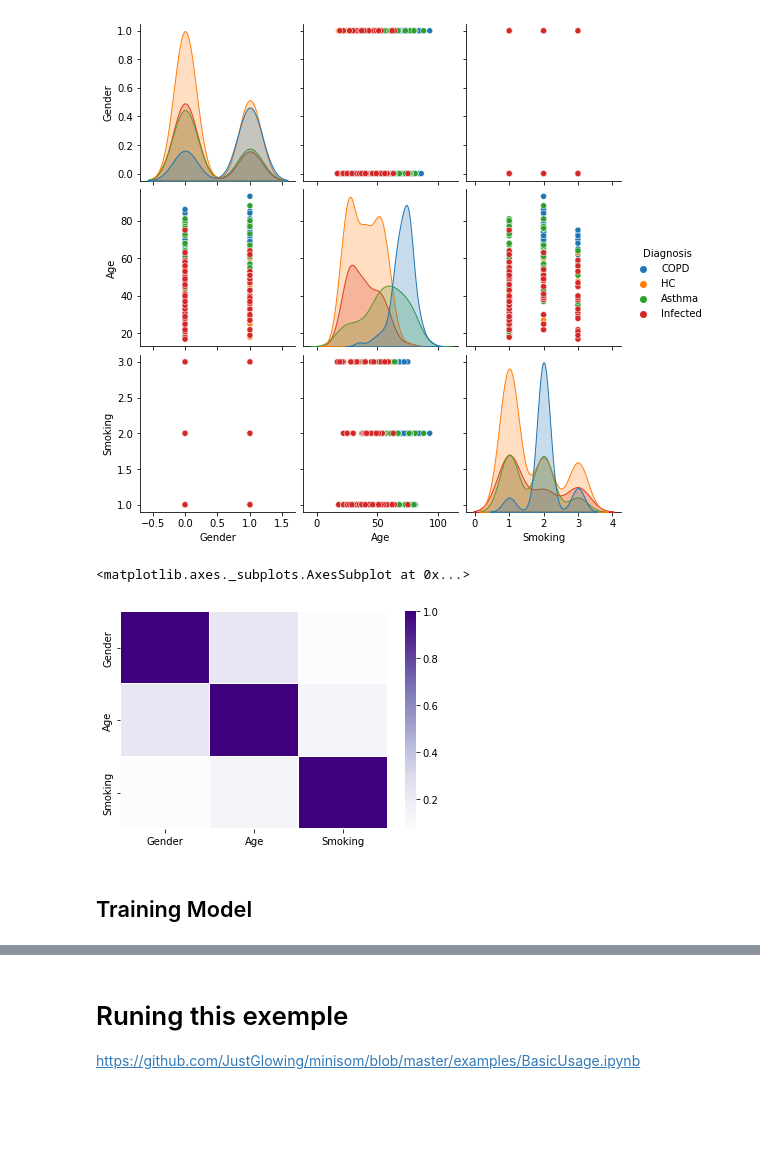
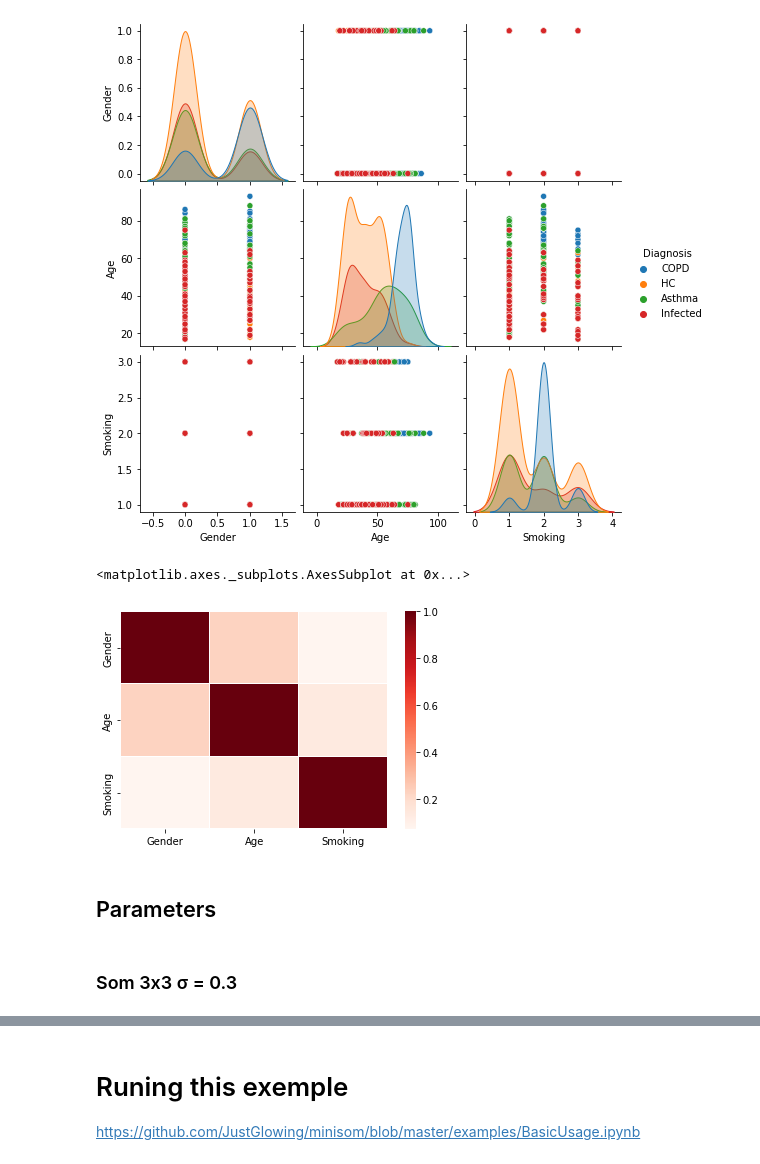
Before and after one commit to barauna-lo/Neurocomputing, a Jupyter notebook: Project_02_SOM.ipynb, the cells around one changed output, grey strips where cells are left out. Cells and saved outputs as stored; diff of their text form; code cells hidden in the pictures; blank space fills up the shorter version.

```diff
--- a/Project_02_SOM.ipynb
+++ b/Project_02_SOM.ipynb
@@ -287,9 +280,9 @@ sns.pairplot(df, hue='Diagnosis')
 [figure]
 # %%
 features = df.drop(['Diagnosis'], axis=1)
-sns.heatmap(features.astype(float).corr(), linewidths = 0.1, linecolor = 'white', cmap="Purples")
+sns.heatmap(features.astype(float).corr(), linewidths = 0.1, linecolor = 'white', cmap="Reds")
 # %% [output]
 <matplotlib.axes._subplots.AxesSubplot at 0x...>
-[figure, old version]
+[figure, new version]
-# %% [markdown]
-## Training Model
+# %% [markdown]
+## Parameters
@@ -295,0 +297,2 @@ sns.heatmap(features.astype(float).corr(), linewidths = 0.1, linecolor = 'white'
+# %% [markdown]
+### Som 3x3  σ = 0.3
```
Also changed, not shown: parts of 21 cells of this notebook.
